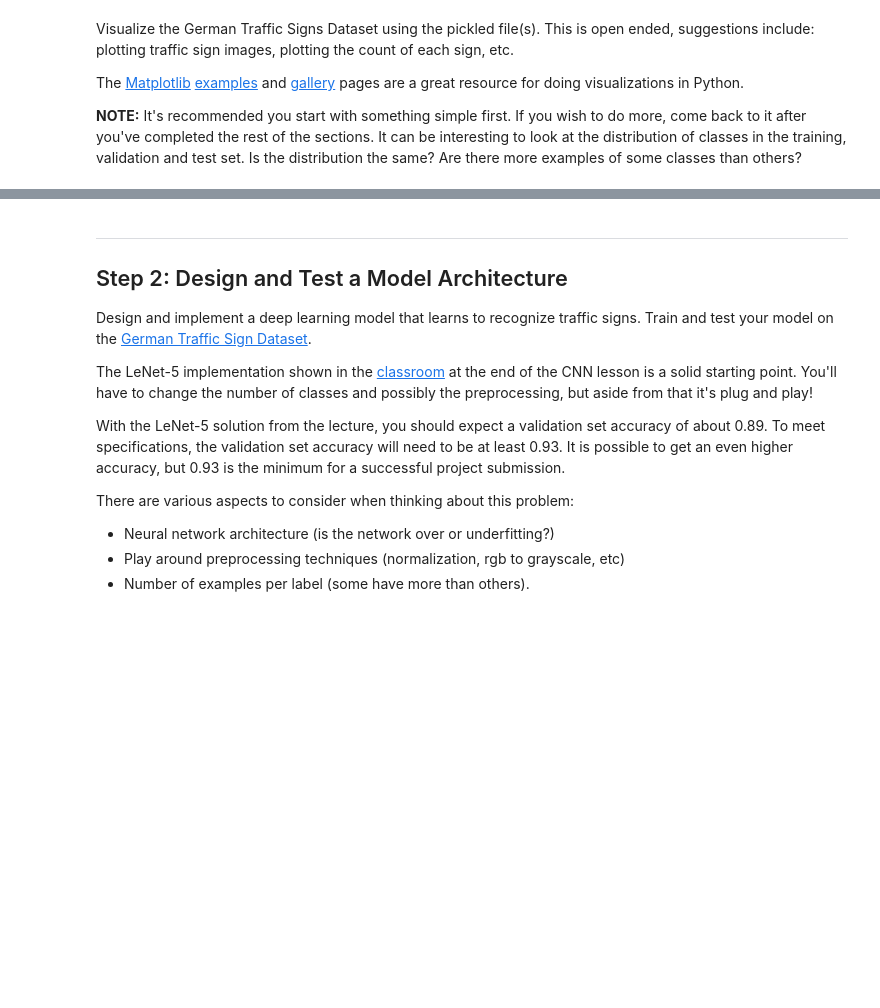
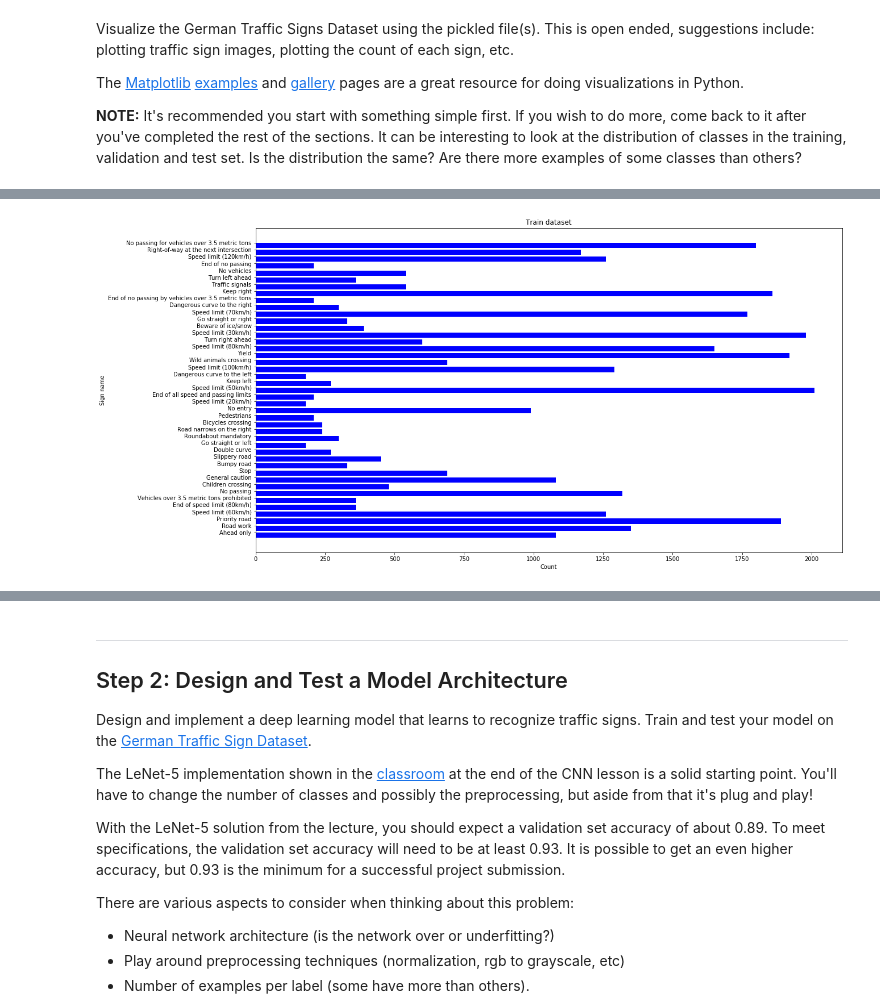
Before and after one commit to romkof/CarND-Traffic-Sign-Classifier-Project, a Jupyter notebook: Traffic_Sign_Classifier.ipynb, the cells around one changed output, grey strips where cells are left out. Saved outputs shown, nothing was run; the diff lists cells and outputs as text; code cells hidden in the pictures; blank space fills up the shorter version.

Commit message:
added counter bar

```diff
--- a/Traffic_Sign_Classifier.ipynb
+++ b/Traffic_Sign_Classifier.ipynb
@@ -147,0 +148,28 @@ display_dataset(train)
+# %%
+from collections import Counter
+
+def get_named_labels (lables):
+    return [sign_names['SignName'][label] for label in lables]
+
+counter_train = Counter(get_named_labels(train['labels']))
+counter_valid = Counter(get_named_labels(valid['labels']))
+counter_test = Counter(get_named_labels(test['labels']))
+
+
+def display_counter_bar(data, title):
+    x, y = zip(*data.items())
+    fig, ax = plt.subplots()
+    width = 0.75 # the width of the bars
+    ind = np.arange(len(y))  # the x locations for the groups
+    ax.barh(ind, y, width, color="blue")
+    ax.set_yticks(ind+width/2)
+    ax.set_yticklabels(x, minor=False)
+    plt.title(title)
+    plt.xlabel('Count')
+    plt.ylabel('Sign name')
+    fig.set_size_inches(18.5, 10.5, forward=True)
+    plt.show()
+# %%
+display_counter_bar(counter_train, "Train dataset")
+# %% [output]
+[figure, added]
```
Also changed, not shown: parts of 7 cells of this notebook.
